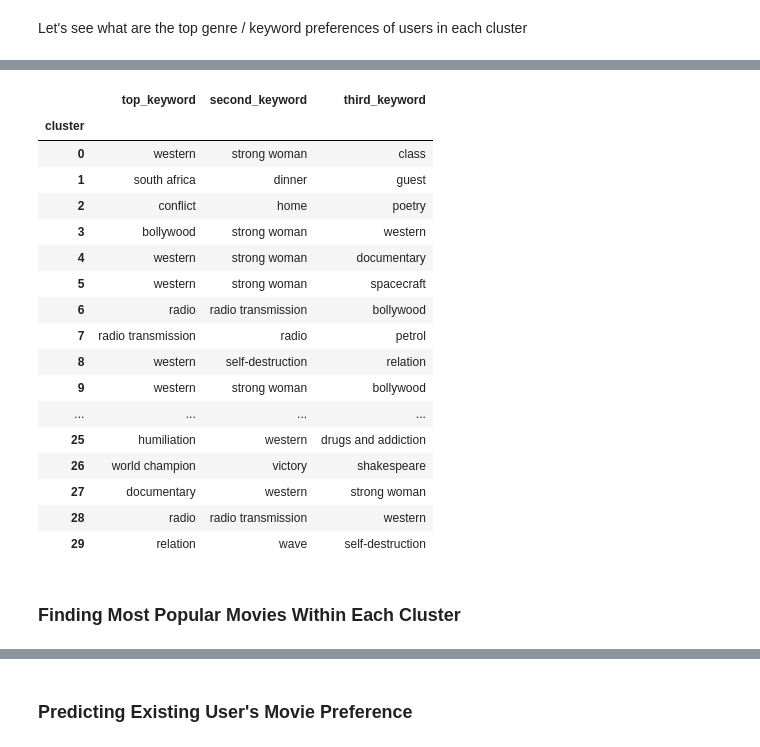
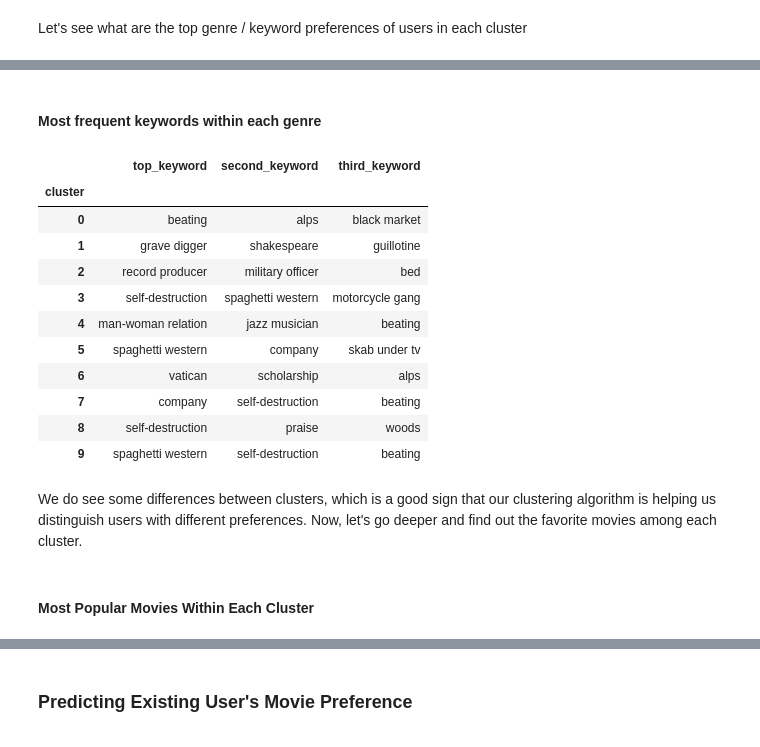
Before and after one commit to kunhwiko/Movie_Recommendation, a Jupyter notebook: src/CIS545_Group_Project.ipynb, the cells around one changed output, grey strips where cells are left out. Cells and saved outputs as stored; diff of their text form; code cells hidden in the pictures.

```diff
--- a/src/CIS545_Group_Project.ipynb
+++ b/src/CIS545_Group_Project.ipynb
@@ -731,0 +745,3 @@ Let's utilize these three dataframes to create a recommendation system : </br>
+# %%
+# normalizing the data
+normalized_result = normalize(final_df)
@@ -731,0 +762,3 @@ Let's utilize these three dataframes to create a recommendation system : </br>
+# %%
+pca = PCA(n_components = 50)
+pca_result = pca.fit_transform(normalized_result)
@@ -765,8 +849,13 @@ The result indicates that the optimal number of clusters is quite large, i.e. ar
 # %%
-km = KMeans(n_clusters = 30,
-              init = 'random',
+n_cluster = 20
+
+## set up k_means model with pre-selected n_cluster
+km = KMeans(n_clusters = n_cluster,
+              init = 'k-means++',
               max_iter = 300,
               random_state = 0)
-km.fit(final_df)
+## fit our data to the kmeans model
+km.fit(pca_result)
+
+## store cluster info in final_df
 final_df['cluster'] = km.labels_
-final_df[['cluster']].head()
@@ -797,7 +925,7 @@ Let's see what are the top genre / keyword preferences of users in each cluster
 avg_cluster = final_df.groupby(['cluster']).mean()
 
 
-max_ratings = np.sort(avg_cluster.iloc[:, :16], axis=1)[:, -3:]
+max_ratings = np.sort(avg_cluster.iloc[:, :20], axis=1)[:, -3:]
 
 top_genre = []
 second_genre = []
@@ -805,18 +933,18 @@ third_genre = []
 
 for i in range(len(avg_cluster)):
   top_rating = max_ratings[i, 2]
-  enum_rating = enumerate(avg_cluster.loc[i].tolist())
+  enum_rating = enumerate(avg_cluster.iloc[i, :20].tolist())
   top_genre.append(avg_cluster.columns[[j for j, n in enum_rating if n == top_rating][0]])
 
   second_rating = max_ratings[i, 1]
-  enum_rating = enumerate(avg_cluster.loc[i].tolist())
+  enum_rating = enumerate(avg_cluster.iloc[i, :20].tolist())
   if (second_rating == top_rating):
     second_genre.append(avg_cluster.columns[[j for j, n in enum_rating if n == second_rating][1]])
   else:
     second_genre.append(avg_cluster.columns[[j for j, n in enum_rating if n == second_rating][0]])
 
   third_rating = max_ratings[i, 0]
-  enum_rating = enumerate(avg_cluster.loc[i].tolist())
+  enum_rating = enumerate(avg_cluster.iloc[i, :20].tolist())
   if (third_rating == second_rating):
     third_genre.append(avg_cluster.columns[[j for j, n in enum_rating if n == third_rating][1]])
   else:
@@ -828,7 +956,7 @@ avg_cluster['second_genre'] = second_genre
 avg_cluster['third_genre'] = third_genre
 
 # display the top three genres for the first 10 clusters
-avg_cluster[['top_genre', 'second_genre', 'third_genre']]
+avg_cluster[['top_genre', 'second_genre', 'third_genre']].head(10)
 # %% [output]
 |  | top_genre | second_genre | third_genre |
 | cluster |  |  |  |
@@ -851,55 +973,53 @@ avg_cluster[['top_genre', 'second_genre', 'third_genre']]
+# %% [markdown]
+#### Most frequent keywords within each genre
 # %%
 avg_cluster = final_df.groupby(['cluster']).mean()
 
-max_keyword_ratings = np.sort(avg_cluster.iloc[:, 16:], axis=1)[:, -3:]
+max_keyword_ratings = np.sort(avg_cluster.iloc[:, 20:], axis=1)[:, -3:]
 
 top_keyword = []
 second_keyword = []
 third_keyword = []
 
 for i in range(len(avg_cluster)):
   top_keyword_rating = max_keyword_ratings[i, 2]
-  enum_rating = enumerate(avg_cluster.iloc[i, 16:].tolist())
+  enum_rating = enumerate(avg_cluster.iloc[i, 20:].tolist())
   top_keyword.append(avg_cluster.columns[[j for j, n in enum_rating if n == top_keyword_rating][0] + 16])
 
   second_keyword_rating = max_keyword_ratings[i, 1]
-  enum_rating = enumerate(avg_cluster.iloc[i, 16:].tolist())
+  enum_rating = enumerate(avg_cluster.iloc[i, 20:].tolist())
   if (second_keyword_rating == top_keyword_rating):
     second_keyword.append(avg_cluster.columns[[j for j, n in enum_rating if n == second_keyword_rating][1] + 16])
   else:
     second_keyword.append(avg_cluster.columns[[j for j, n in enum_rating if n == second_keyword_rating][0] + 16])
 
   third_keyword_rating = max_keyword_ratings[i, 0]
-  enum_rating = enumerate(avg_cluster.iloc[i, 16:].tolist())
+  enum_rating = enumerate(avg_cluster.iloc[i, 20:].tolist())
   if (third_keyword_rating == second_keyword_rating):
     third_keyword.append(avg_cluster.columns[[j for j, n in enum_rating if n == third_keyword_rating][1] + 16])
   else:
     third_keyword.append(avg_cluster.columns[[j for j, n in enum_rating if n == third_keyword_rating][0] + 16])
 
 avg_cluster['top_keyword'] = top_keyword
 avg_cluster['second_keyword'] = second_keyword
 avg_cluster['third_keyword'] = third_keyword
 
 # display the top three keywords for the first 10 clusters
-avg_cluster[['top_keyword', 'second_keyword', 'third_keyword']]
+avg_cluster[['top_keyword', 'second_keyword', 'third_keyword']].head(10)
 # %% [output]
 |  | top_keyword | second_keyword | third_keyword |
 | cluster |  |  |  |
-| 0 | western | strong woman | class |
-| 1 | south africa | dinner | guest |
-| 2 | conflict | home | poetry |
-| 3 | bollywood | strong woman | western |
-| 4 | western | strong woman | documentary |
-| 5 | western | strong woman | spacecraft |
-| 6 | radio | radio transmission | bollywood |
-| 7 | radio transmission | radio | petrol |
-| 8 | western | self-destruction | relation |
-| 9 | western | strong woman | bollywood |
-| ... | ... | ... | ... |
-| 25 | humiliation | western | drugs and addiction |
-| 26 | world champion | victory | shakespeare |
-| 27 | documentary | western | strong woman |
-| 28 | radio | radio transmission | western |
-| 29 | relation | wave | self-destruction |
+| 0 | beating | alps | black market |
+| 1 | grave digger | shakespeare | guillotine |
+| 2 | record producer | military officer | bed |
+| 3 | self-destruction | spaghetti western | motorcycle gang |
+| 4 | man-woman relation | jazz musician | beating |
+| 5 | spaghetti western | company | skab under tv |
+| 6 | vatican | scholarship | alps |
+| 7 | company | self-destruction | beating |
+| 8 | self-destruction | praise | woods |
+| 9 | spaghetti western | self-destruction | beating |
+# %% [markdown]
+We do see some differences between clusters, which is a good sign that our clustering algorithm is helping us distinguish users with different preferences. Now, let's go deeper and find out the favorite movies among each cluster.
 # %% [markdown]
-### **Finding Most Popular Movies Within Each Cluster**
+#### Most Popular Movies Within Each Cluster
```
Also changed, not shown: parts of 79 cells of this notebook.
